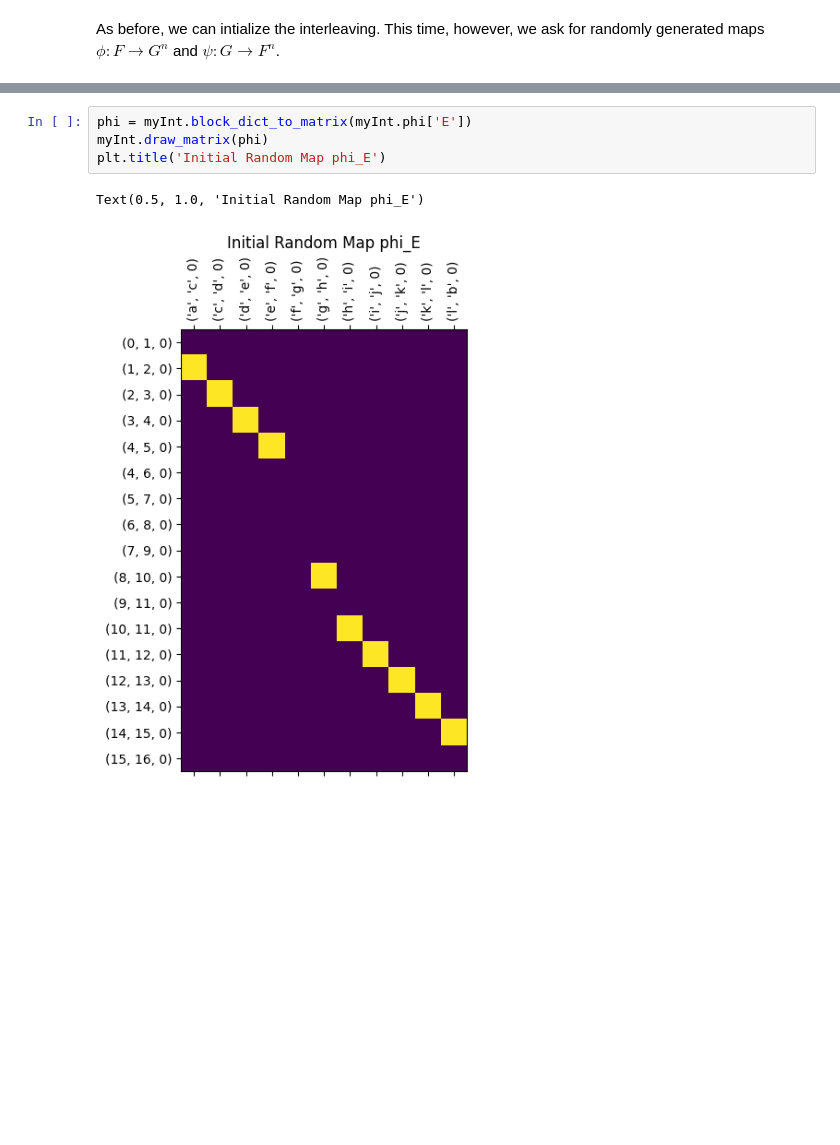
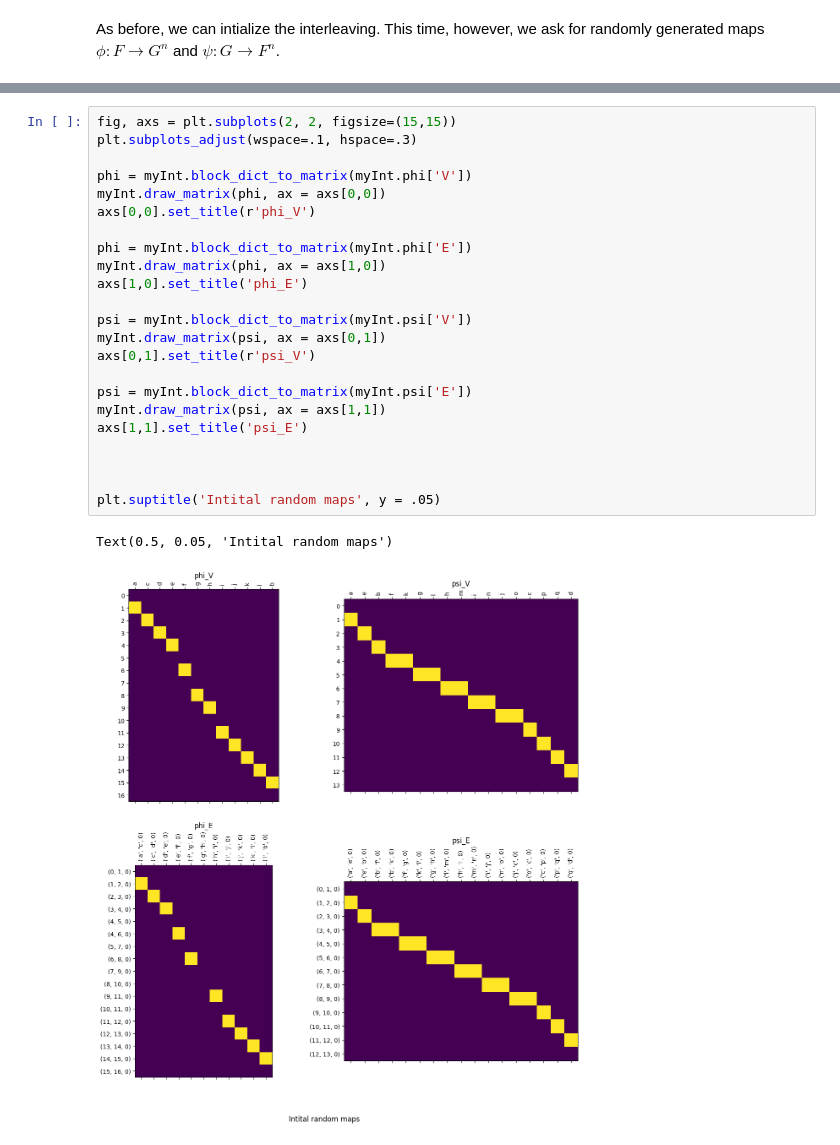
Before and after one commit to MunchLab/ceREEBerus, a Jupyter notebook: doc_source/notebooks/interleaving_basics.ipynb, the cells around one changed output, grey strips where cells are left out. Cells and saved outputs as stored; diff of their text form; blank space fills up the shorter version.

```diff
--- a/doc_source/notebooks/interleaving_basics.ipynb
+++ b/doc_source/notebooks/interleaving_basics.ipynb
@@ -197,7 +201,26 @@ Text(0.5, 1.0, 'Initial Random Map phi_V')
-# %%
-phi = myInt.block_dict_to_matrix(myInt.phi['E'])
-myInt.draw_matrix(phi)
-plt.title('Initial Random Map phi_E')
-# %% [output]
-Text(0.5, 1.0, 'Initial Random Map phi_E')
-[figure, removed]
+# %%
+fig, axs = plt.subplots(2, 2, figsize=(15,15))
+plt.subplots_adjust(wspace=.1, hspace=.3)
+
+phi = myInt.block_dict_to_matrix(myInt.phi['V'])
+myInt.draw_matrix(phi, ax = axs[0,0])
+axs[0,0].set_title(r'phi_V')
+
+phi = myInt.block_dict_to_matrix(myInt.phi['E'])
+myInt.draw_matrix(phi, ax = axs[1,0])
+axs[1,0].set_title('phi_E')
+
+psi = myInt.block_dict_to_matrix(myInt.psi['V'])
+myInt.draw_matrix(psi, ax = axs[0,1])
+axs[0,1].set_title(r'psi_V')
+
+psi = myInt.block_dict_to_matrix(myInt.psi['E'])
+myInt.draw_matrix(psi, ax = axs[1,1])
+axs[1,1].set_title('psi_E')
+
+
+
+plt.suptitle('Intital random maps', y = .05)
+# %% [output]
+Text(0.5, 0.05, 'Intital random maps')
+[figure, added]
```
Also changed, not shown: parts of 13 cells of this notebook, 34 other files.
